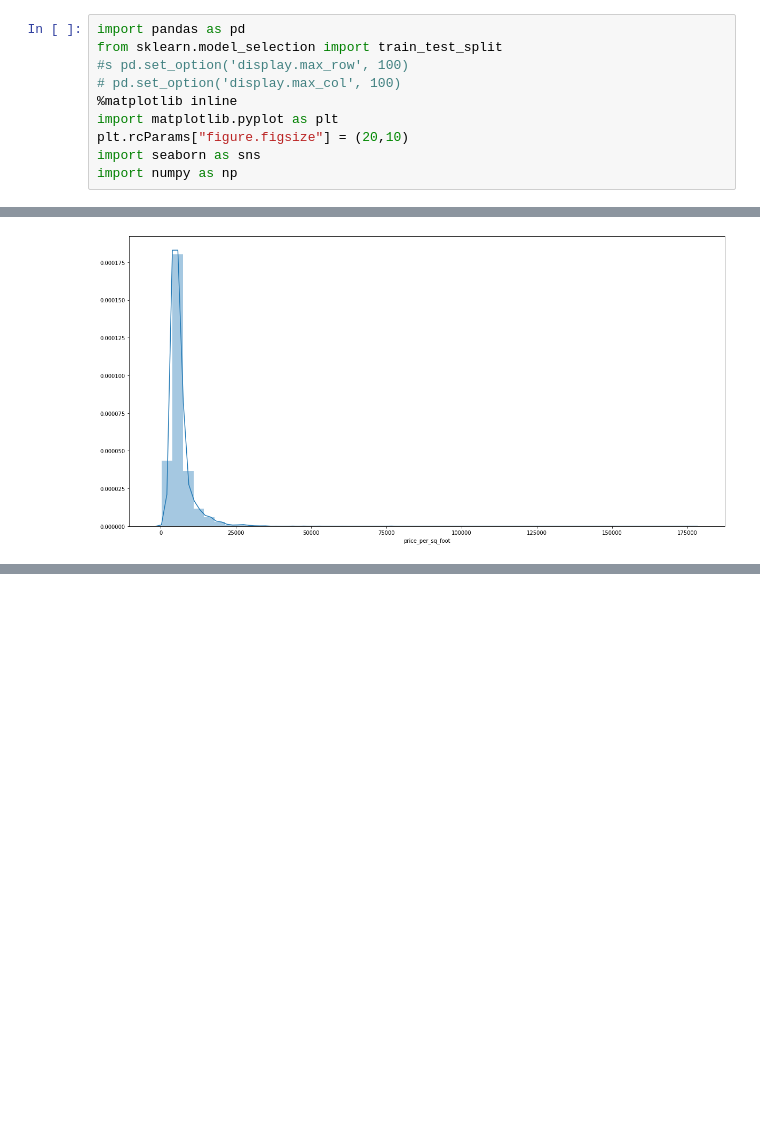
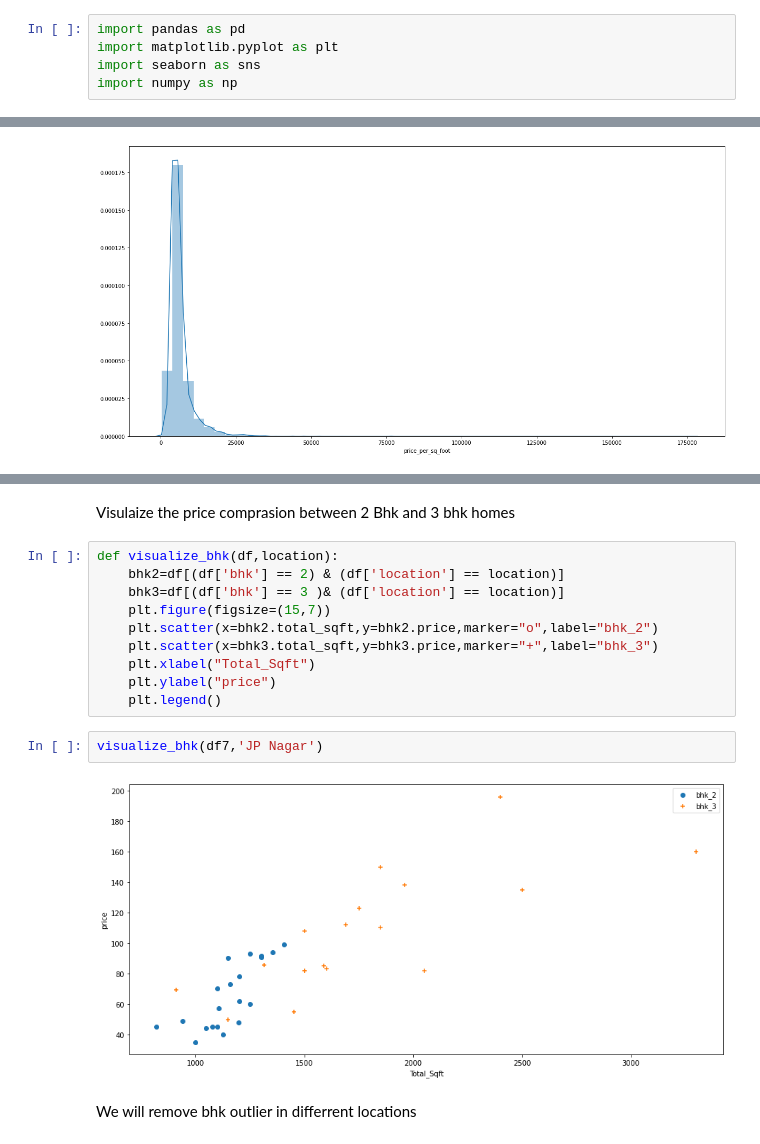
Before and after one commit to prakx1/laughing-tribble, a Jupyter notebook: Bengaluru-housing.ipynb, the cells around one changed output, grey strips where cells are left out. Cells and saved outputs as stored; diff of their text form; blank space fills up the shorter version.

```diff
--- a/Bengaluru-housing.ipynb
+++ b/Bengaluru-housing.ipynb
@@ -3,12 +3,7 @@
 The Prices are in lakhs (100k=1 lakhs).
 # %%
 import pandas as pd
-from sklearn.model_selection import train_test_split
-#s pd.set_option('display.max_row', 100)
-# pd.set_option('display.max_col', 100)
-%matplotlib inline
 import matplotlib.pyplot as plt
-plt.rcParams["figure.figsize"] = (20,10)
 import seaborn as sns
 import numpy as np
 # %%
@@ -362,0 +357,18 @@ df7.shape
+# %% [markdown]
+Visulaize the price comprasion between 2 Bhk and 3 bhk homes
+# %%
+def visualize_bhk(df,location):
+    bhk2=df[(df['bhk'] == 2) & (df['location'] == location)]
+    bhk3=df[(df['bhk'] == 3 )& (df['location'] == location)]
+    plt.figure(figsize=(15,7))
+    plt.scatter(x=bhk2.total_sqft,y=bhk2.price,marker="o",label="bhk_2")
+    plt.scatter(x=bhk3.total_sqft,y=bhk3.price,marker="+",label="bhk_3")
+    plt.xlabel("Total_Sqft")
+    plt.ylabel("price")
+    plt.legend()
+# %%
+visualize_bhk(df7,'JP Nagar')
+# %% [output]
+[figure, added]
+# %% [markdown]
+We will remove bhk outlier  in differrent locations
```
Also changed, not shown: parts of 54 cells of this notebook, 1 other file.
